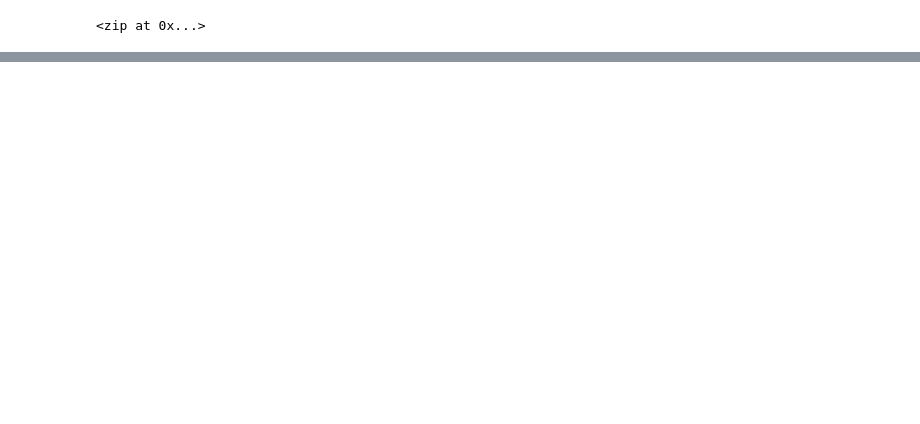
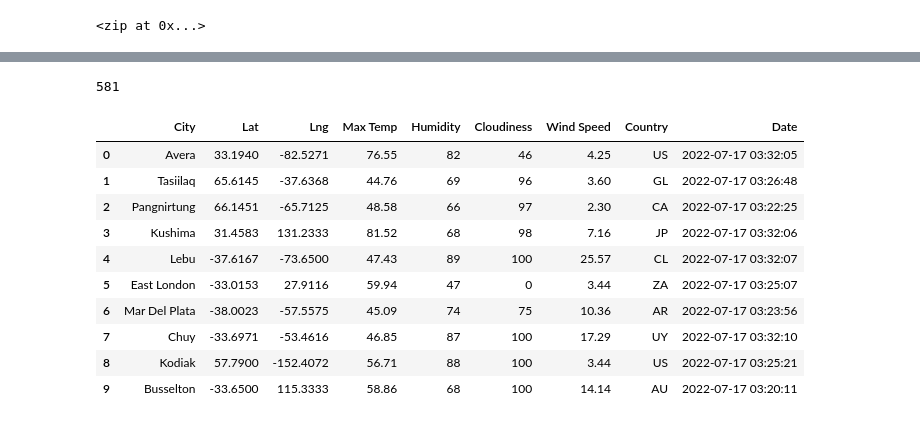
Before and after one commit to KMontero606/World_Weather_Analysis, a Jupyter notebook: WeatherPy.ipynb, the cells around one changed output, grey strips where cells are left out. Saved outputs shown, nothing was run; the diff lists cells and outputs as text; code cells hidden in the pictures; blank space fills up the shorter version.

```diff
--- a/WeatherPy.ipynb
+++ b/WeatherPy.ipynb
@@ -83,6 +98,5 @@ url = "http://api.openweathermap.org/data/2.5/weather?units=Imperial&APPID=" + w
 # %%
 # Create an empty list to hold the weather data.
-cities = []
 city_data = []
 
 # Print the beginnign of the logging.
@@ -138,7 +152,7 @@ for i, city in enumerate(cities):
 # If an error is experienced, skip the city.
     except:
         print("City not found. Skipping...")
-        continue
+        pass
 
 # Indicate that Data Loading is complete.
 print("-----------------------------")
@@ -150,3 +176,24 @@ Beginning Data Retrieval
 -----------------------------
 Data Retrieval Complete
 -----------------------------
+# %%
+# Print the city count to confirm sufficient count.
+len(city_data)
+# %% [output]
+581
+# %%
+# Convert the array of dictionaries to a Pandas DataFrame.
+city_data_df = pd.DataFrame(city_data)
+city_data_df.head(10)
+# %% [output]
+|  | City | Lat | Lng | Max Temp | Humidity | Cloudiness | Wind Speed | Country | Date |
+| 0 | Avera | 33.1940 | -82.5271 | 76.55 | 82 | 46 | 4.25 | US | 2022-07-17 03:32:05 |
+| 1 | Tasiilaq | 65.6145 | -37.6368 | 44.76 | 69 | 96 | 3.60 | GL | 2022-07-17 03:26:48 |
+| 2 | Pangnirtung | 66.1451 | -65.7125 | 48.58 | 66 | 97 | 2.30 | CA | 2022-07-17 03:22:25 |
+| 3 | Kushima | 31.4583 | 131.2333 | 81.52 | 68 | 98 | 7.16 | JP | 2022-07-17 03:32:06 |
+| 4 | Lebu | -37.6167 | -73.6500 | 47.43 | 89 | 100 | 25.57 | CL | 2022-07-17 03:32:07 |
+| 5 | East London | -33.0153 | 27.9116 | 59.94 | 47 | 0 | 3.44 | ZA | 2022-07-17 03:25:07 |
+| 6 | Mar Del Plata | -38.0023 | -57.5575 | 45.09 | 74 | 75 | 10.36 | AR | 2022-07-17 03:23:56 |
+| 7 | Chuy | -33.6971 | -53.4616 | 46.85 | 87 | 100 | 17.29 | UY | 2022-07-17 03:32:10 |
+| 8 | Kodiak | 57.7900 | -152.4072 | 56.71 | 88 | 100 | 3.44 | US | 2022-07-17 03:25:21 |
+| 9 | Busselton | -33.6500 | 115.3333 | 58.86 | 68 | 100 | 14.14 | AU | 2022-07-17 03:20:11 |
```
Also changed, not shown: parts of 14 cells of this notebook.
